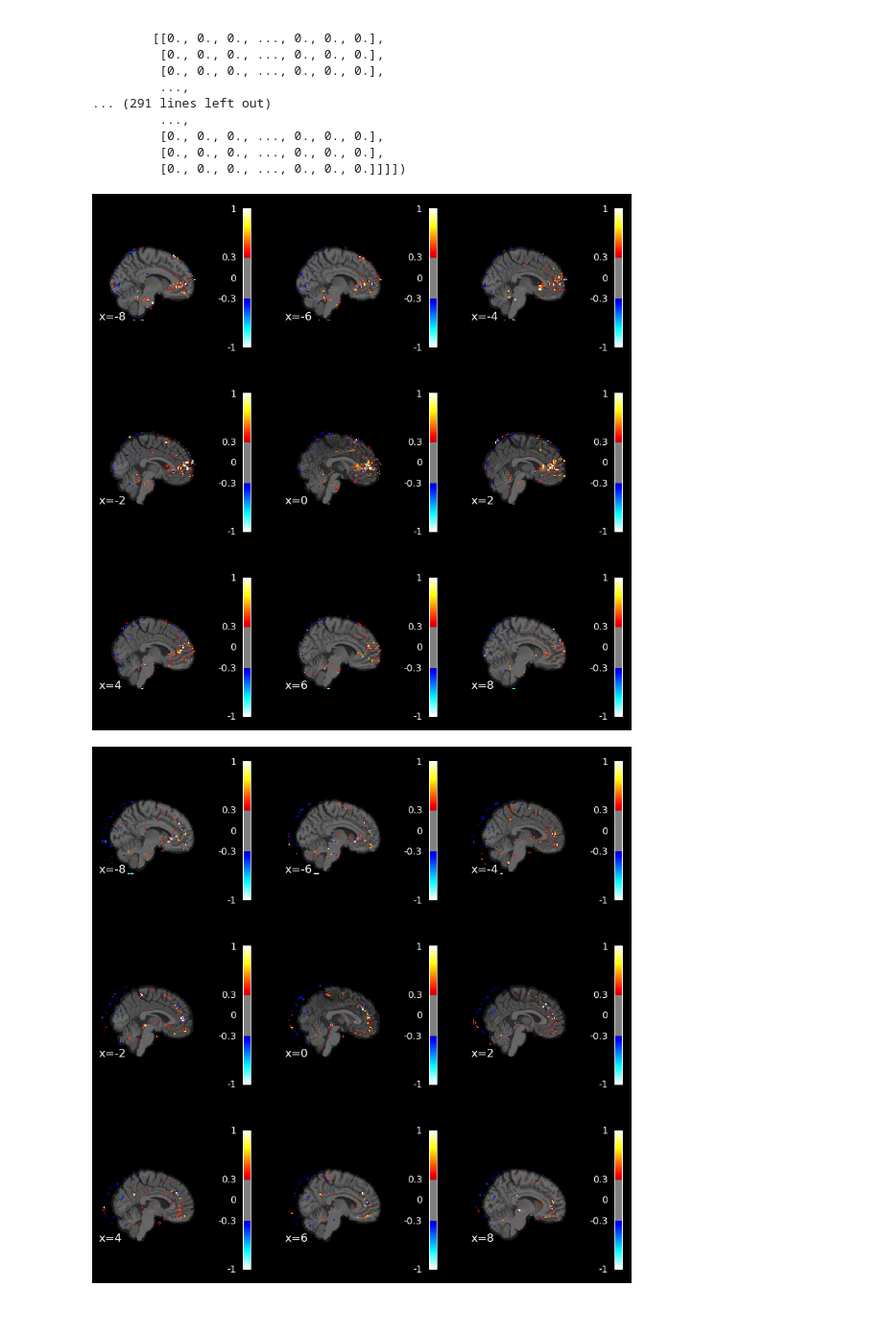
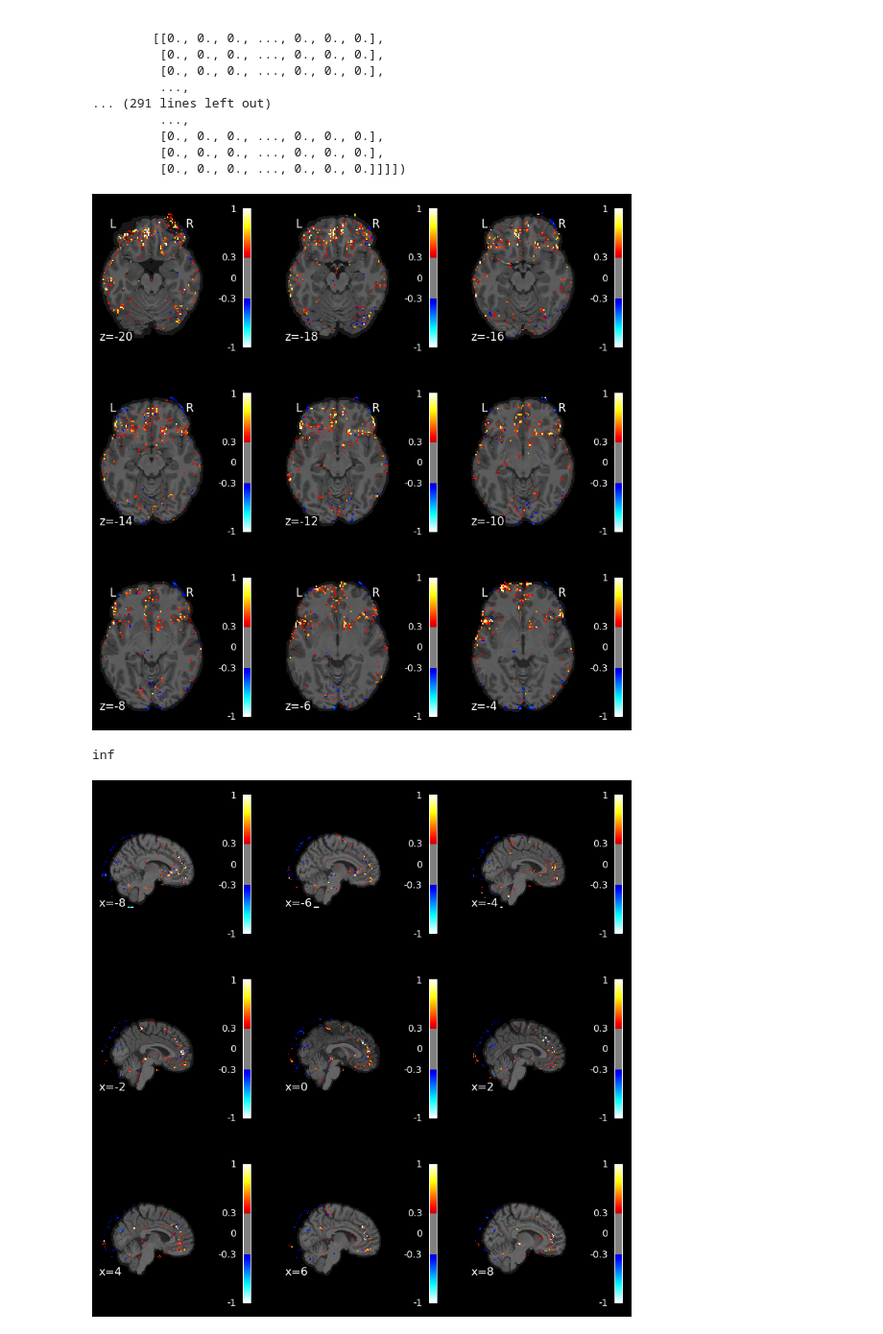
Before and after one commit to dmochow/fus, a Jupyter notebook: code/analyze_processed_bold_single_condition_block.ipynb, the cells around one changed output. Shown at 96% size. Cells and saved outputs as stored; diff of their text form; code cells hidden in the pictures.

```diff
--- a/code/analyze_processed_bold_single_condition_block.ipynb
+++ b/code/analyze_processed_bold_single_condition_block.ipynb
@@ -152,21 +153,31 @@ sigma_pct_change_rec_img = nib.Nifti1Image(sigma_pct_change_rec, affine=target_a
 # %%
 nrows=3
 ncols=3
 fig1, ax1 = plt.subplots(nrows, ncols, figsize=(10, 10))
-cut_coords = range(-8,9,2)
+cut_coords = range(-20,-2,2)
+
+tmp = sigma_pct_change_rec_img
+# set all values in tmp where z < -10 to 0
+#tmp.get_fdata()[:,:,0:48] = 0
+
 for i, coord in enumerate(cut_coords):
 
     # convert index i from an integer between 0 and 19 to a row and column index
     ii = np.unravel_index(i, (nrows, ncols))
     row = ii[0]
     col = ii[1]
-    plotting.plot_stat_map(sigma_pct_change_rec_img, bg_img = anat,
-                           threshold=0.3, display_mode = 'x', cut_coords=[coord], axes=ax1[row,col], vmax = 1)
+    plotting.plot_stat_map(tmp, bg_img = anat,
+                           threshold=0.3, display_mode = 'z', cut_coords=[coord], axes=ax1[row,col], vmax = 1)
 
 fig1.patch.set_facecolor('black')
 plt.savefig(f"sub-{subject_idx:02d}_sigma_pct_change.png", dpi=300, facecolor='grey')
 # %% [output]
-[figure, old version]
+[figure, new version]
+# %%
+tmp = sigma_pct_change_rec_img
+np.nanmax(tmp.get_fdata())
+# %% [output]
+inf
 # %%
 nrows=3
 ncols=3
```
Also changed, not shown: parts of 5 cells of this notebook, 1 other file.
